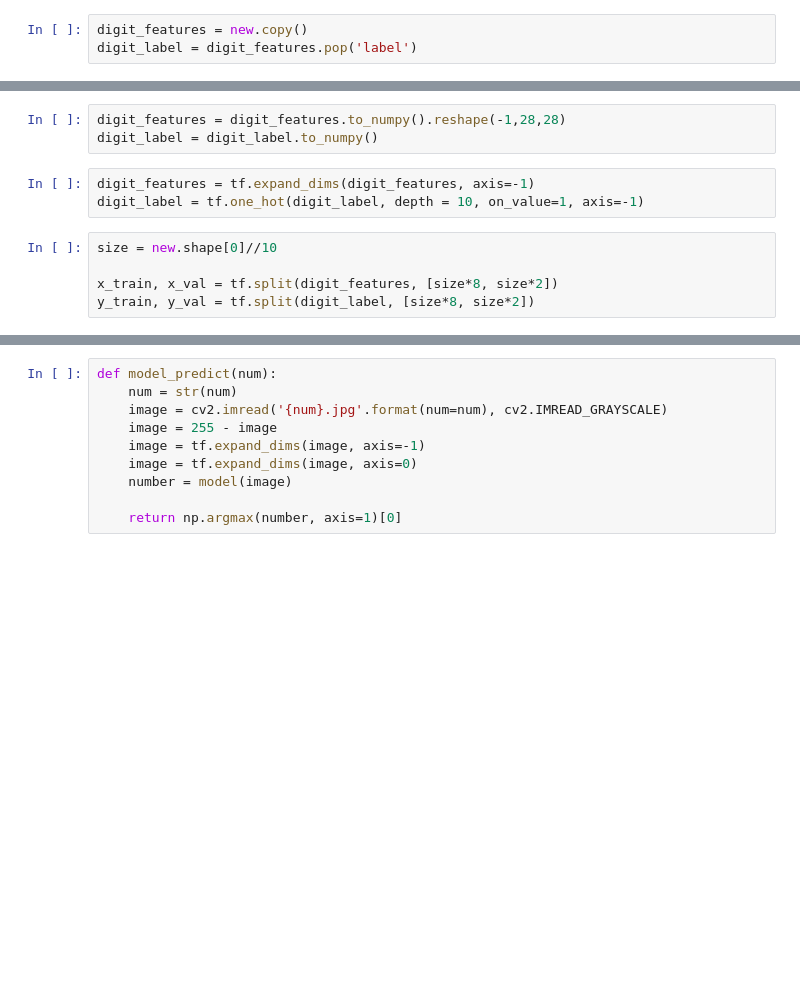
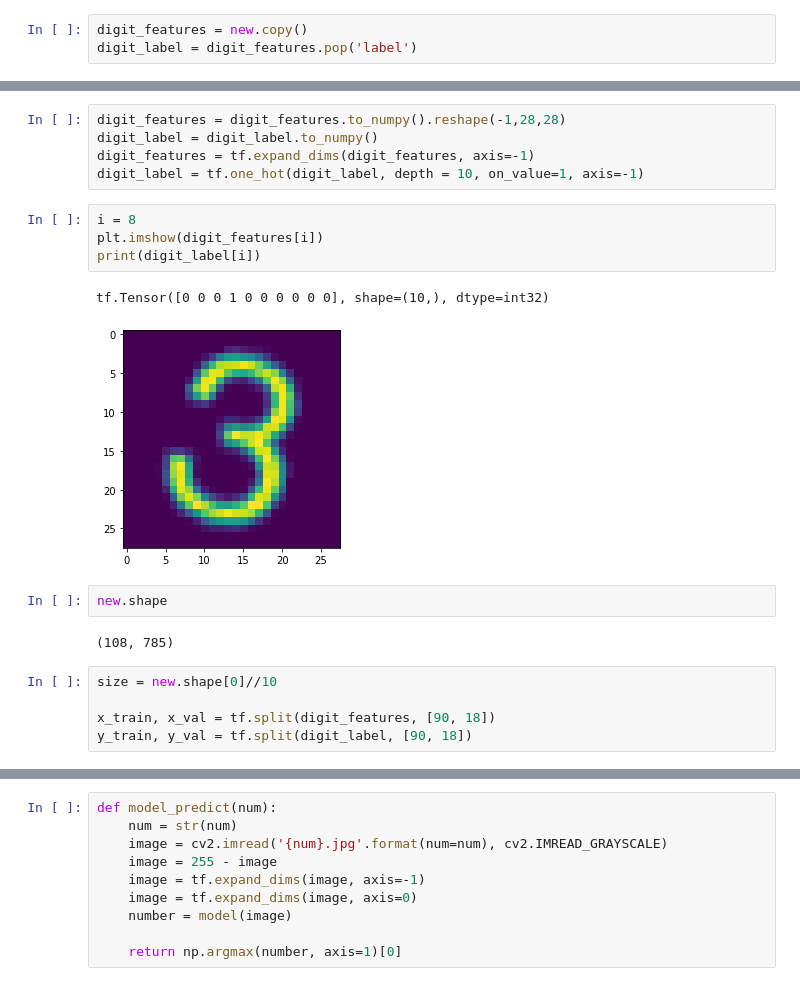
Before and after one commit to VickusWan/Sudoku-Solver-with-OPENCV, a Jupyter notebook: digit recognizer.ipynb, the cells around one changed output, grey strips where cells are left out. Drawn from its saved outputs; the diff is of its cells as text; blank space fills up the shorter version.

```diff
--- a/digit recognizer.ipynb
+++ b/digit recognizer.ipynb
@@ -42,14 +66,24 @@ digit_features.head(5)
 # %%
 digit_features = digit_features.to_numpy().reshape(-1,28,28)
 digit_label = digit_label.to_numpy()
+digit_features = tf.expand_dims(digit_features, axis=-1)
+digit_label = tf.one_hot(digit_label, depth = 10, on_value=1, axis=-1)
-# %%
-digit_features = tf.expand_dims(digit_features, axis=-1)
-digit_label = tf.one_hot(digit_label, depth = 10, on_value=1, axis=-1)
+# %%
+i = 8
+plt.imshow(digit_features[i])
+print(digit_label[i])
+# %% [output]
+tf.Tensor([0 0 0 1 0 0 0 0 0 0], shape=(10,), dtype=int32)
+[figure, added]
+# %%
+new.shape
+# %% [output]
+(108, 785)
 # %%
 size = new.shape[0]//10
 
-x_train, x_val = tf.split(digit_features, [size*8, size*2])
-y_train, y_val = tf.split(digit_label, [size*8, size*2])
+x_train, x_val = tf.split(digit_features, [90, 18])
+y_train, y_val = tf.split(digit_label, [90, 18])
 # %%
 x_train.shape
 # %% [output]
```
Also changed, not shown: parts of 10 cells of this notebook, 3 other files.
